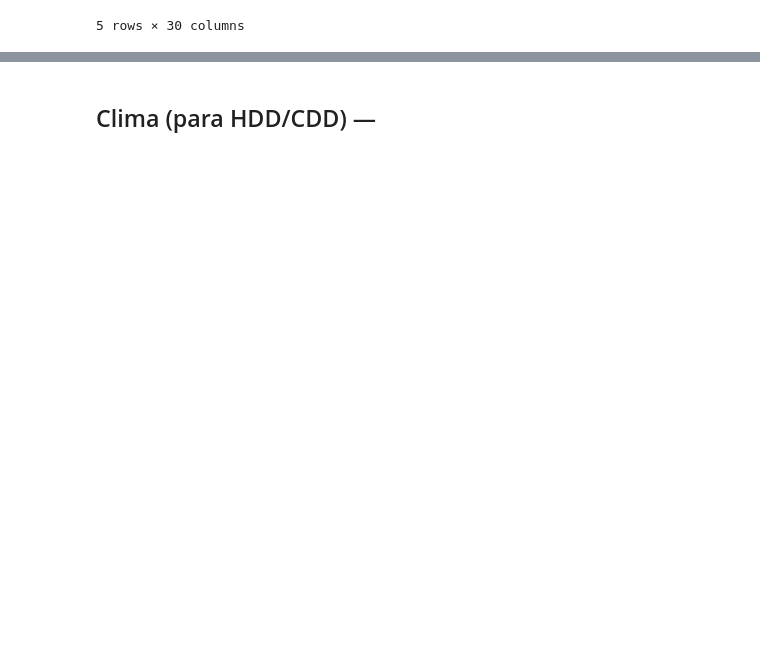
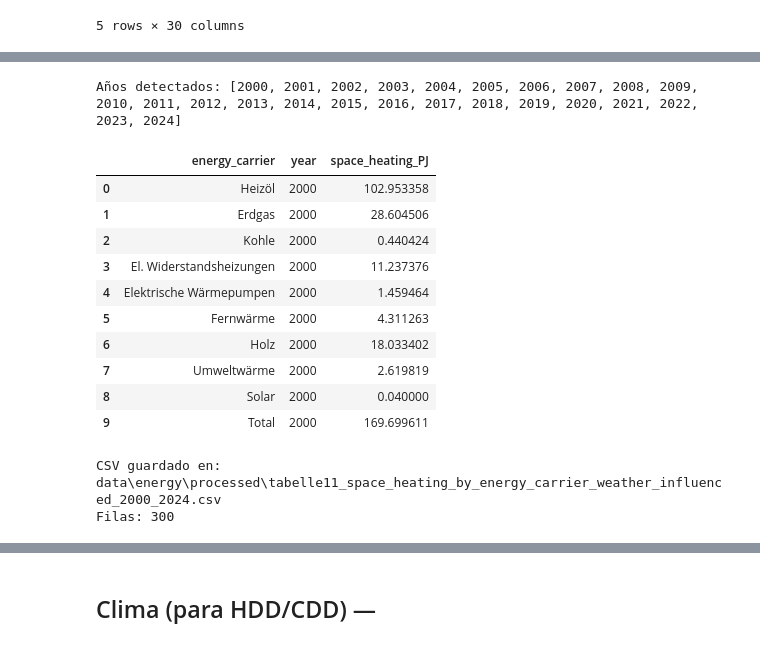
Before and after one commit to franchi2412/visualizaciones-practica, a Jupyter notebook: practica.ipynb, the cells around one changed output, grey strips where cells are left out. Cells and saved outputs as stored; diff of their text form; code cells hidden in the pictures; blank space fills up the shorter version.

```diff
--- a/practica.ipynb
+++ b/practica.ipynb
@@ -77,0 +504,64 @@ df.to_csv(out_path, index=False)
+# %%
+# Archivo y hoja
+path = Path("data/energy/12388-PHH_Webtabellen_2024.xlsx")
+sheet = "Tabelle11"   # <-- importante
+
+# 1) Leer con cabecera correcta
+df_raw = pd.read_excel(path, sheet_name=sheet, header=5)
+
+# 2) Quitar columnas vacías
+df_raw = df_raw.loc[:, ~df_raw.columns.astype(str).str.startswith("Unnamed")].copy()
+
+# 3) Renombrar primera columna
+df_raw = df_raw.rename(columns={df_raw.columns[0]: "energy_carrier"})
+
+# 4) Detectar columnas de años (2000 o 2000.0)
+year_cols = [
+    c for c in df_raw.columns
+    if re.fullmatch(r"\d{4}(\.0)?", str(c).strip())
+]
+
+print("Años detectados:", year_cols)
+
+# 5) Seleccionar columnas útiles
+df_use = df_raw[["energy_carrier"] + year_cols].copy()
+
+# 6) Formato largo (tidy)
+df_t11 = df_use.melt(
+    id_vars="energy_carrier",
+    var_name="year",
+    value_name="space_heating_PJ"
+)
+
+# 7) Limpieza
+df_t11["year"] = pd.to_numeric(df_t11["year"], errors="coerce").astype(int)
+df_t11 = df_t11.dropna(subset=["space_heating_PJ"])
+
+# (Opcional) quitar fila Total
+# df_t11 = df_t11[df_t11["energy_carrier"].str.lower() != "total"]
+
+df_t11.head(10)
+# %% [output]
+Años detectados: [2000, 2001, 2002, 2003, 2004, 2005, 2006, 2007, 2008, 2009, 2010, 2011, 2012, 2013, 2014, 2015, 2016, 2017, 2018, 2019, 2020, 2021, 2022, 2023, 2024]
+|  | energy_carrier | year | space_heating_PJ |
+| 0 | Heizöl | 2000 | 102.953358 |
+| 1 | Erdgas | 2000 | 28.604506 |
+| 2 | Kohle | 2000 | 0.440424 |
+| 3 | El. Widerstandsheizungen | 2000 | 11.237376 |
+| 4 | Elektrische Wärmepumpen | 2000 | 1.459464 |
+| 5 | Fernwärme | 2000 | 4.311263 |
+| 6 | Holz | 2000 | 18.033402 |
+| 7 | Umweltwärme | 2000 | 2.619819 |
+| 8 | Solar | 2000 | 0.040000 |
+| 9 | Total | 2000 | 169.699611 |
+# %%
+out_path = Path("data/energy/processed/tabelle11_space_heating_by_energy_carrier_weather_influenced_2000_2024.csv")
+out_path.parent.mkdir(parents=True, exist_ok=True)
+
+df_t11.to_csv(out_path, index=False)
+
+print("CSV guardado en:", out_path)
+print("Filas:", len(df_t11))
+# %% [output]
+CSV guardado en: data\energy\processed\tabelle11_space_heating_by_energy_carrier_weather_influenced_2000_2024.csv
+Filas: 300
```
Also changed, not shown: parts of 40 cells of this notebook, 21 other files.
